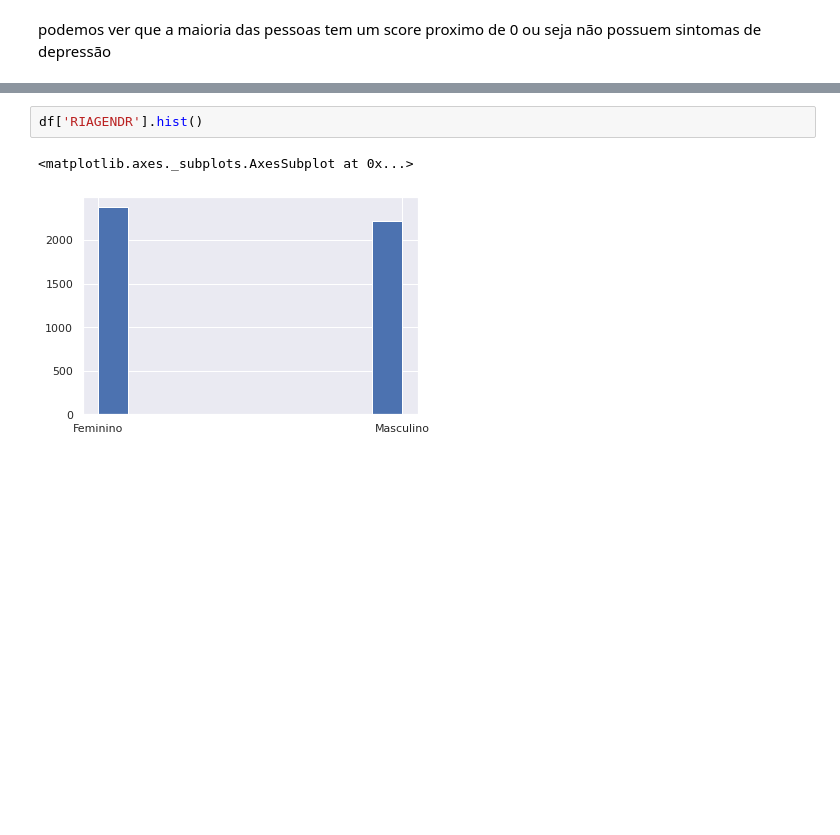
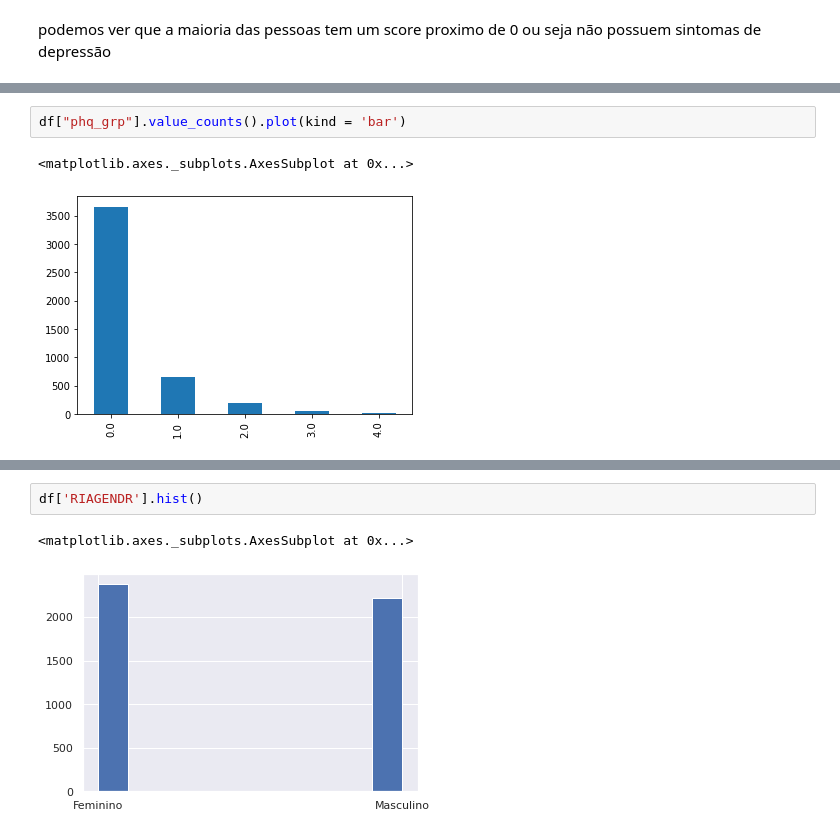
Before and after one commit to DionesGouvea/data-science-toolbox, a Jupyter notebook: Desafio_de_Inferência.ipynb, the cells around one changed output, grey strips where cells are left out. Drawn from its saved outputs; the diff is of its cells as text; blank space fills up the shorter version.

```diff
--- a/Desafio_de_Inferência.ipynb
+++ b/Desafio_de_Inferência.ipynb
@@ -178,0 +250,5 @@ podemos ver que a maioria das pessoas tem um score proximo de 0 ou seja não pos
+# %%
+df["phq_grp"].value_counts().plot(kind = 'bar')
+# %% [output]
+<matplotlib.axes._subplots.AxesSubplot at 0x...>
+[figure, added]
```
Also changed, not shown: parts of 34 cells of this notebook.
